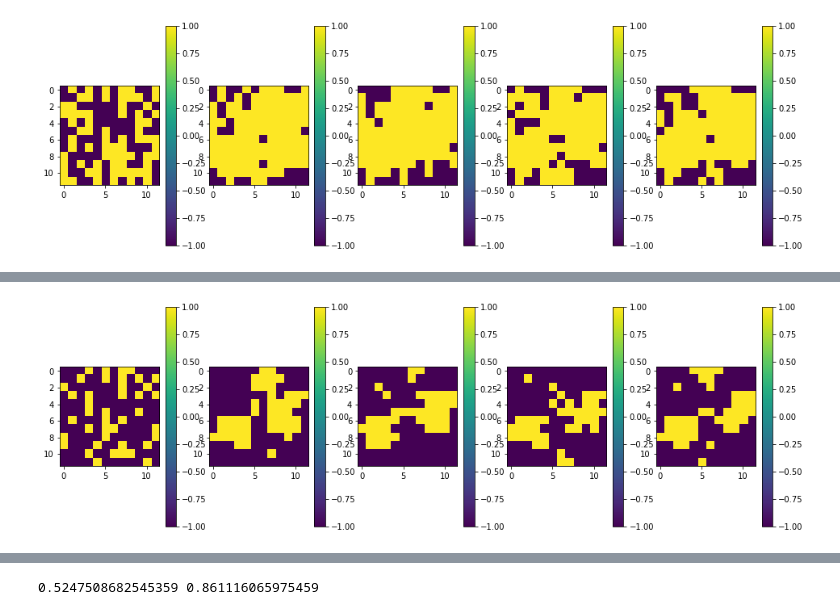
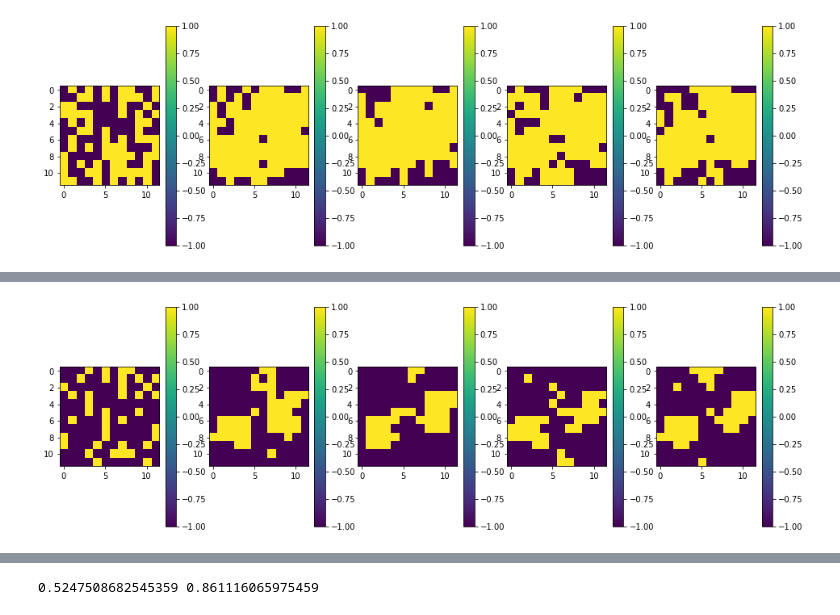
Before and after one commit to ccli3896/RLWorms, a Jupyter notebook: 12_01_dropoutmodel/checkingScript.ipynb, the cells around one changed output, grey strips where cells are left out. Cells and saved outputs as stored; diff of their text form; code cells hidden in the pictures.

Commit message:
second worm data

```diff
--- a/12_01_dropoutmodel/checkingScript.ipynb
+++ b/12_01_dropoutmodel/checkingScript.ipynb
@@ -4,7 +4,7 @@ import numpy as np
 import matplotlib.pyplot as plt
 import pandas as pd
 # %%
-with open('./Data/Reals18-12-15-00/realworm_1_agent.pkl','rb') as f:
+with open('./Data/Reals18-12-16-39/realworm_5_agent.pkl','rb') as f:
     testag = pickle.load(f)
 # %%
 np.mean(startingeval['reward'])
@@ -45,3 +45,11 @@ testag
  'timestep_gap': 1,
  'prev_act_window': 3,
  'jump_limit': 100}
+# %%
+# End of second worm.
+# Ideas: could apply a penalty to turning on the light so only high-enough q-values
+# turn it on. Independent of comparing to off.
+fig,ax = plt.subplots(1,2)
+for i in range(2):
+    img = ax[i].imshow(testag.Qtab[:,i].reshape(12,12),vmin=0,vmax=3)
+plt.colorbar(img,ax=ax[0])
@@ -61,3 +72,8 @@ plt.colorbar(img,ax=ax[0])
 # %% [output]
 <matplotlib.colorbar.Colorbar at 0x...>
 [figure]
+# %%
+fig,ax = plt.subplots(1,2)
+for i in range(2):
+    img = ax[i].imshow(testag.Qtab[:,i].reshape(12,12),vmin=0,vmax=4)
+plt.colorbar(img,ax=ax[0])
@@ -82,3 +106,11 @@ for i in range(5):
     fig.colorbar(img,ax=ax[i])
 # %% [output]
 [figure]
+# %%
+fig,ax = plt.subplots(1,5)
+fig.set_size_inches((16,5))
+for i in range(5):
+    with open('./Data/Reals18-12-16-39/realworm_'+str(i)+'_agent.pkl','rb') as f:
+        testag = pickle.load(f)
+    img = ax[i].imshow(np.sign(testag.Qtab[:,1].reshape(12,12)-testag.Qtab[:,0].reshape(12,12)))
+    fig.colorbar(img,ax=ax[i])
@@ -85,10 +119,10 @@ for i in range(5):
 # %%
 fig,ax = plt.subplots(1,5)
 fig.set_size_inches((16,5))
 for i in range(5):
     with open('./Data/Reals18-12-15-00/realworm_'+str(i)+'_agent.pkl','rb') as f:
         testag = pickle.load(f)
-    img = ax[i].imshow(np.sign(testag.Qtab[:,1].reshape(12,12)-testag.Qtab[:,0].reshape(12,12)-.86))
+    img = ax[i].imshow(np.sign(testag.Qtab[:,1].reshape(12,12)-testag.Qtab[:,0].reshape(12,12)-.9))
     fig.colorbar(img,ax=ax[i])
 # %% [output]
-[figure, old version]
+[figure, new version]
```
Also changed, not shown: parts of 6 cells of this notebook, 22 other files.
